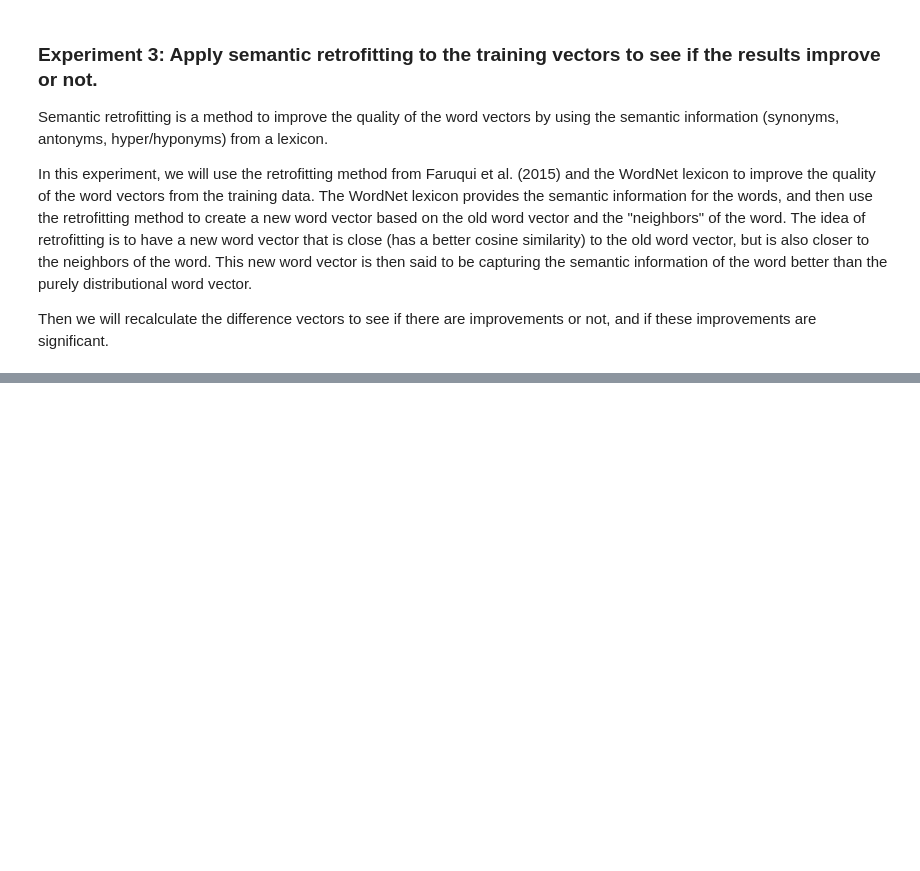
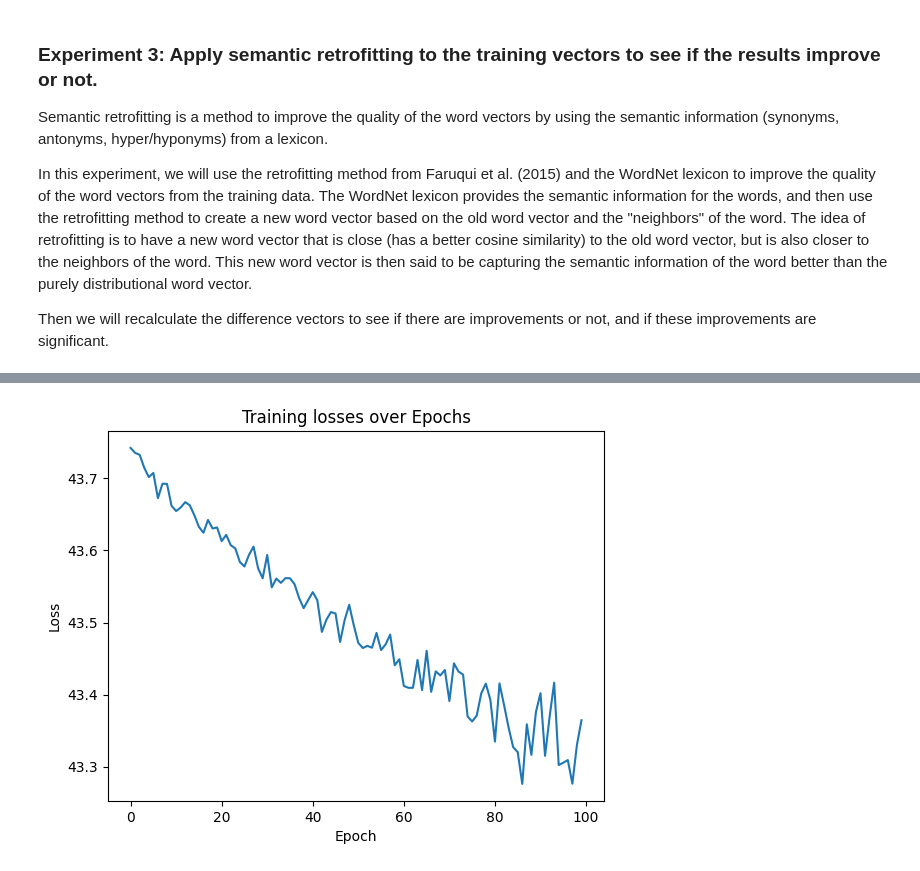
Before and after one commit to HIEUNT1610/Adv-Morphology---Affixal-Rivalry-ed-y, a Jupyter notebook: Affixal-Rivalry-ed-y.ipynb, the cells around one changed output, grey strips where cells are left out. Saved outputs shown, nothing was run; the diff lists cells and outputs as text; code cells hidden in the pictures; blank space fills up the shorter version.

```diff
--- a/Affixal-Rivalry-ed-y.ipynb
+++ b/Affixal-Rivalry-ed-y.ipynb
@@ -461,0 +630,18 @@ Thus the affixal processes are semantically similar.
+# %%
+new_data = new_data.sample(frac=1).reset_index(drop=True)
+
+# Split the data into train and test sets:
+train_set = new_data[:int(len(new_data)*0.8)]
+test_set = new_data[int(len(new_data)*0.8):]
+
+train_set_1 = train_set[train_set['AFFIX'] == 1]
+train_set_0 = train_set[train_set['AFFIX'] == 0]
+test_set_1 = test_set[test_set['AFFIX'] == 1]
+test_set_0 = test_set[test_set['AFFIX'] == 0]
+print(f"The ratio of singular in the train set is: {train_set_0.shape[0] / train_set.shape[0]:.3%}")
+print(f"The ratio of plural in the train set is: {train_set_1.shape[0] / train_set.shape[0]:.3%}")
+print(f"The ratio of singular in the test set is: {test_set_0.shape[0] / test_set.shape[0]:.3%}")
+print(f"The ratio of plural in the test set is: {test_set_1.shape[0] / test_set.shape[0]:.3%}")
+
+train_examples = [(x, y) for x, y in zip(train_set['VECTOR'], train_set['AFFIX'])]
+test_examples = [(x, y) for x, y in zip(test_set['VECTOR'], test_set['AFFIX'])]
@@ -461,0 +653,57 @@ Thus the affixal processes are semantically similar.
+# %%
+# Initialize the classifier:
+classifier = AffixClassifier()
+
+# Define the loss function and optimizer:
+loss_function = nn.NLLLoss() # Negative Log Likelihood Loss
+optimizer = optim.SGD(classifier.parameters(), lr=0.01) # Stochastic Gradient Descent
+
+# Train the classifier:
+from random import shuffle
+train_losses = []
+NB_EPOCHS = 100
+BATCH_SIZE = 7
+
+for epoch in range(NB_EPOCHS):
+    epoch_loss = 0
+
+    # shuffle data
+    shuffle(train_examples)
+    i = 0
+    while i < len(train_examples):
+
+        batch = train_examples[i: i+BATCH_SIZE]
+        i += BATCH_SIZE
+
+        contexts, targets = zip(*batch)
+
+        # Step 1. Prepare the inputs to be passed to the model
+        input_tensor = torch.from_numpy(np.array(contexts, dtype = object).astype(np.float32)) # [BATCH_SIZE, VECTOR_DIM]
+        gold_labels = torch.tensor(targets, dtype=torch.long)   # [BATCH_SIZE]
+
+        # Step 2. Reset gradients to 0
+        classifier.zero_grad()
+
+        # Step 3. Forward propagation
+        classifier(input_tensor)
+
+        # Step 4. Compute the loss and add training loss to the epoch loss
+        loss = loss_function(classifier(input_tensor), gold_labels)
+        epoch_loss += loss.item()
+
+        # Step 5. Backward propagation
+        loss.backward()
+
+        # Step 6. Update the parameters
+        optimizer.step()
+
+    # end of handling of this batch
+    print("Loss on training set at epoch %d : %f" %(epoch, epoch_loss))
+    train_losses.append(epoch_loss)
+# Plot the training losses
+plt.plot(train_losses)
+plt.xlabel("Epoch")
+plt.ylabel("Loss")
+plt.title("Training losses over Epochs")
+plt.show()
+# %% [output]
@@ -461,0 +727 @@ Thus the affixal processes are semantically similar.
+[figure, added]
```
Also changed, not shown: parts of 14 cells of this notebook.
